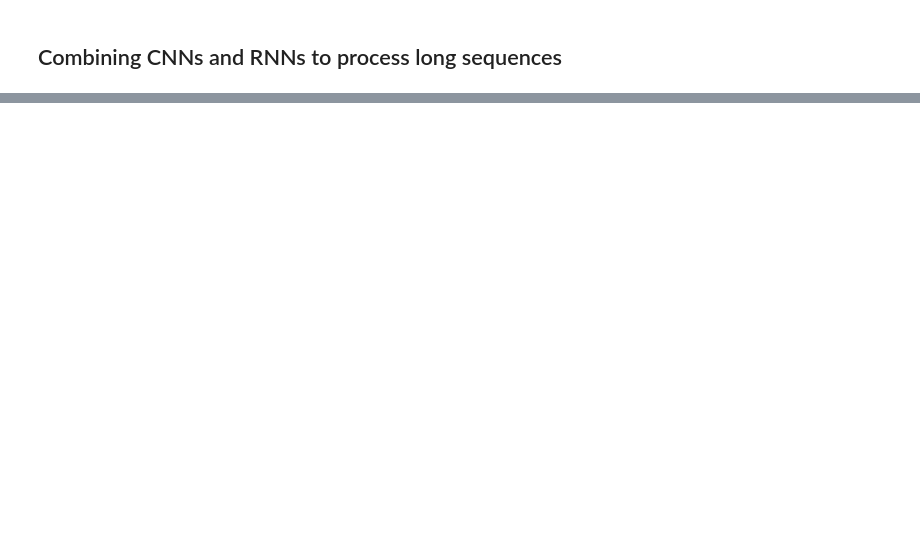
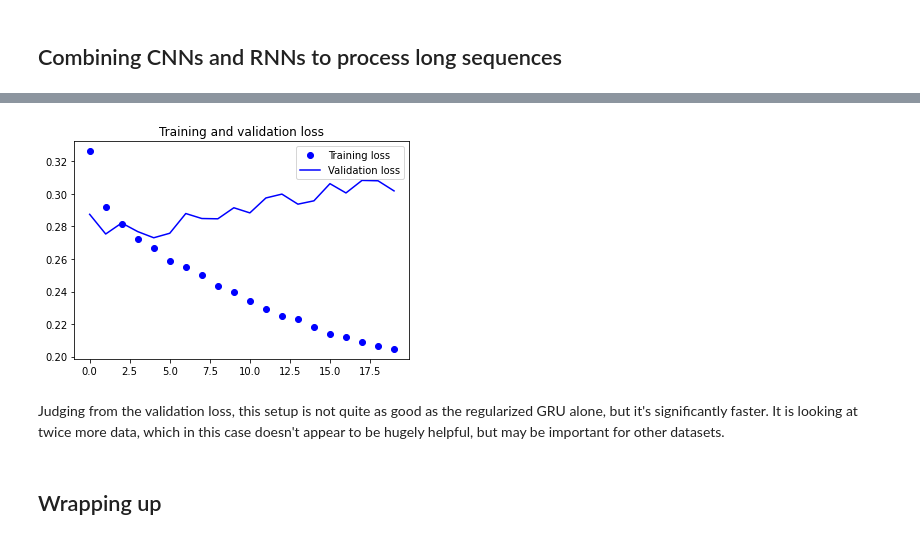
Before and after one commit to rahiakela/deep-learning-with-python-francois-chollet, a Jupyter notebook: 6_sequence_processing_with_convnets.ipynb, the cells around one changed output, grey strips where cells are left out. Drawn from its saved outputs; the diff is of its cells as text; code cells hidden in the pictures; blank space fills up the shorter version.

```diff
--- a/6_sequence_processing_with_convnets.ipynb
+++ b/6_sequence_processing_with_convnets.ipynb
@@ -137,0 +304,13 @@ plt.show()
+# %%
+# This was previously set to 6 (one point per hour).
+# Now 3 (one point per 30 min).
+step = 3
+lookback = 720
+delay = 144
+
+train_gen = generator(float_data, lookback=lookback, delay=delay, min_index=0, max_index=200000, shuffle=True, step=step)
+val_gen = generator(float_data, lookback=lookback, delay=delay, min_index=200001, max_index=300000, step=step)
+test_gen = generator(float_data, lookback=lookback, delay=delay, min_index=300001, max_index=None, step=step)
+
+val_steps = (300000 - 200001 - lookback) // 128
+test_steps = (len(float_data) - 300001 - lookback) // 128
@@ -137,0 +319,15 @@ plt.show()
+# %%
+model = Sequential()
+
+model.add(Conv1D(32, 5, activation='relu', input_shape=(None, float_data.shape[-1])))
+model.add(MaxPooling1D(3))
+
+model.add(Conv1D(32, 5, activation='relu'))
+model.add(GRU(32, dropout=0.1, recurrent_dropout=0.5))
+
+model.add(Dense(1))
+
+model.summary()
+
+model.compile(optimizer=RMSprop(), loss='mae')
+history = model.fit_generator(train_gen, steps_per_epoch=500, epochs=20, validation_data=val_gen, validation_steps=val_steps)
@@ -137,0 +352,20 @@ plt.show()
+# %%
+loss = history.history['loss']
+val_loss = history.history['val_loss']
+
+epochs = range(len(loss))
+
+plt.figure()
+
+plt.plot(epochs, loss, 'bo', label='Training loss')
+plt.plot(epochs, val_loss, 'b', label='Validation loss')
+plt.title('Training and validation loss')
+plt.legend()
+
+plt.show()
+# %% [output]
+[figure, added]
+# %% [markdown]
+Judging from the validation loss, this setup is not quite as good as the regularized GRU alone, but it's significantly faster. It is looking at twice more data, which in this case doesn't appear to be hugely helpful, but may be important for other datasets.
+# %% [markdown]
+## Wrapping up
```
Also changed, not shown: parts of 16 cells of this notebook.
